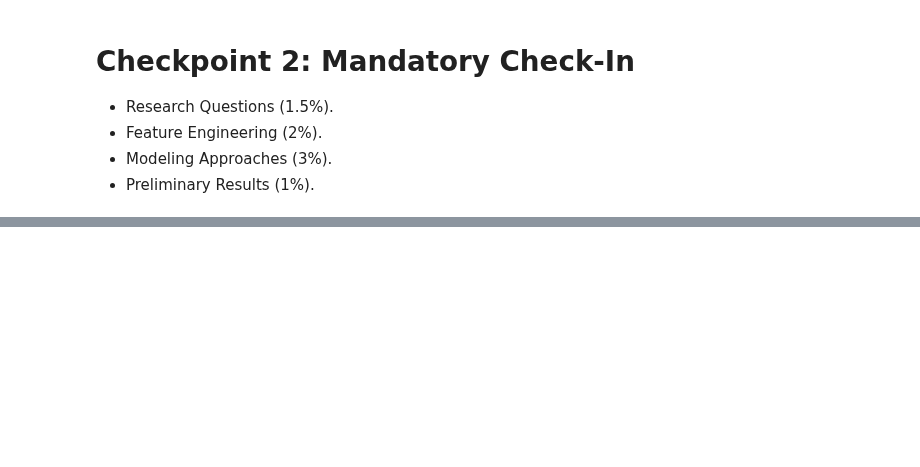
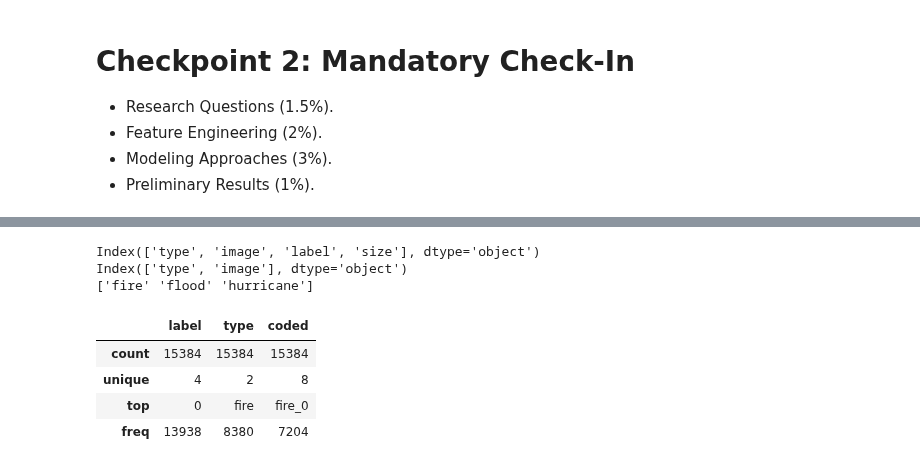
Before and after one commit to fractalclockwork/Data200, a Jupyter notebook: Source/Checkpoint_2_Modeling.ipynb, the cells around one changed output, grey strips where cells are left out. Cells and saved outputs as stored; diff of their text form; code cells hidden in the pictures; blank space fills up the shorter version.

```diff
--- a/Source/Checkpoint_2_Modeling.ipynb
+++ b/Source/Checkpoint_2_Modeling.ipynb
@@ -233,0 +498,11 @@ df_test = create_df(test_images)
+# %%
+print(train_df.columns)
+print(test_df.columns)
+print(train_df.type.unique())
+
+df_type = train_df[(train_df['type']=='flood') | (train_df['type']=='fire')]
+df_level = train_df[(train_df['type']=='hurrican')]
+# %% [output]
+Index(['type', 'image', 'label', 'size'], dtype='object')
+Index(['type', 'image'], dtype='object')
+['fire' 'flood' 'hurricane']
@@ -233,0 +525,8 @@ df_test = create_df(test_images)
+# %%
+df.describe()
+# %% [output]
+|  | label | type | coded |
+| count | 15384 | 15384 | 15384 |
+| unique | 4 | 2 | 8 |
+| top | 0 | fire | fire_0 |
+| freq | 13938 | 8380 | 7204 |
```
Also changed, not shown: parts of 47 cells of this notebook, 6 other files.
